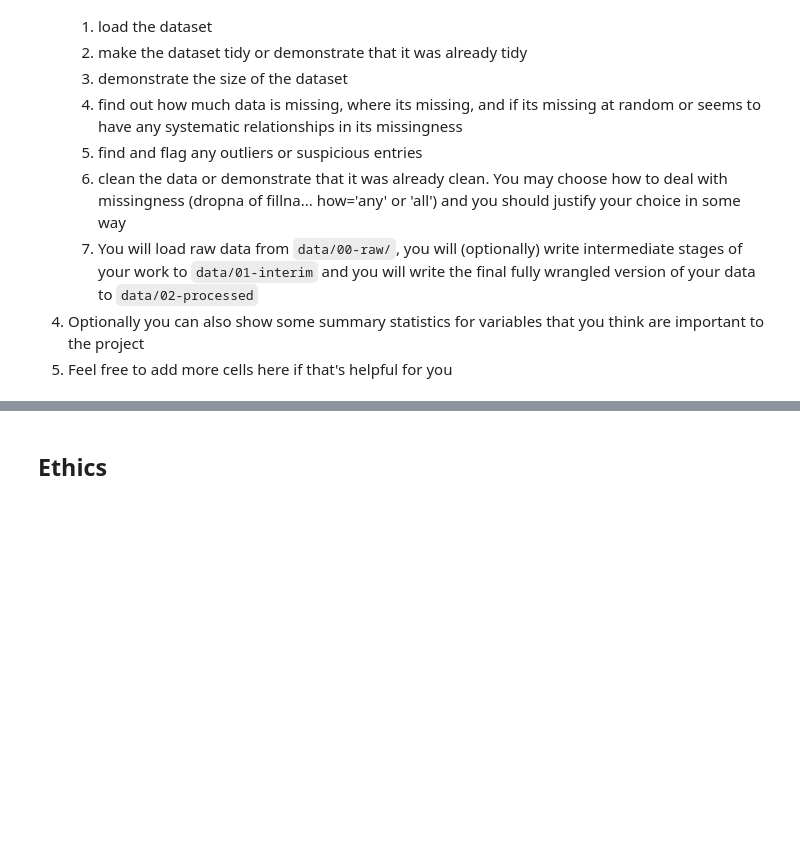
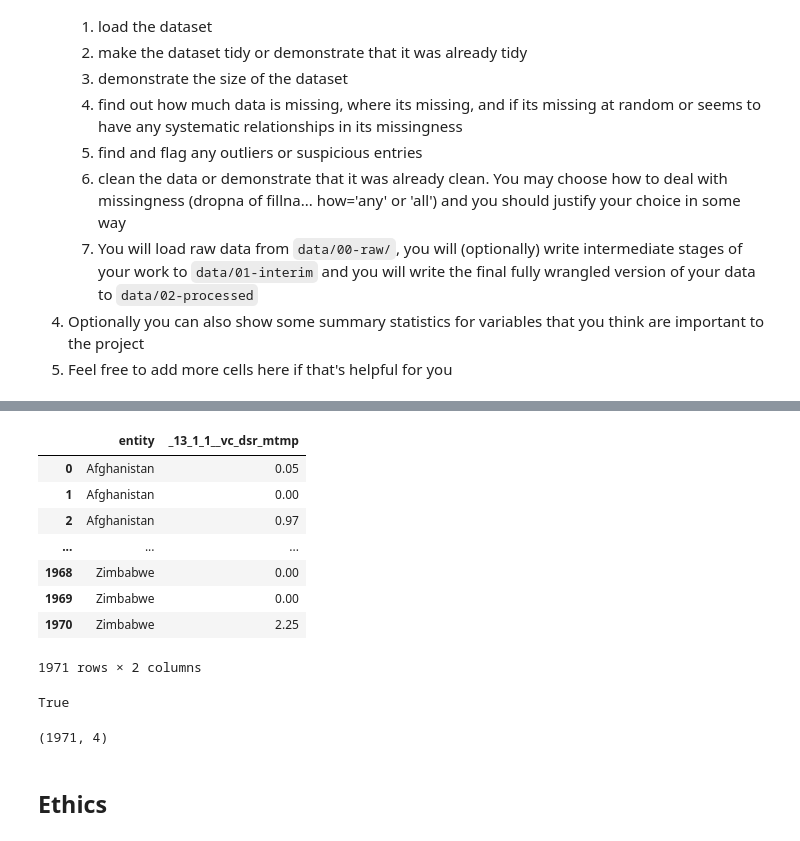
Before and after one commit to COGS108/Group133_WI26, a Jupyter notebook: 01-DataCheckpoint.ipynb, the cells around one changed output, grey strips where cells are left out. Saved outputs shown, nothing was run; the diff lists cells and outputs as text; code cells hidden in the pictures; blank space fills up the shorter version.

```diff
--- a/01-DataCheckpoint.ipynb
+++ b/01-DataCheckpoint.ipynb
@@ -198,3 +238,33 @@ Please note that you can always keep adding more datasets in the future if these
+# %%
+#3. This table is solely designated for evaluating the relationship between deaths and missing person rates and disasters within a given country
+#Thus, has one focus variable of _13_1_1__vc_dsr_mtmp
+
+disasters[['entity', '_13_1_1__vc_dsr_mtmp']]
+# %% [output]
+|  | entity | _13_1_1__vc_dsr_mtmp |
+| 0 | Afghanistan | 0.05 |
+| 1 | Afghanistan | 0.00 |
+| 2 | Afghanistan | 0.97 |
+| ... | ... | ... |
+| 1968 | Zimbabwe | 0.00 |
+| 1969 | Zimbabwe | 0.00 |
+| 1970 | Zimbabwe | 2.25 |
+1971 rows × 2 columns
+# %%
+#4. The dataset allows for joins and merges using a country's three-letter abbreviation
+num_entities = disasters['entity'].nunique()
+
+num_codes = disasters['code'].nunique()
+
+#The number of entities is equivalent to the number of codes ensuring there is no incorrect reelationship drawn across datasets for a given country
+print(num_entities == num_codes)
+# %% [output]
+True
+# %%
+#dataset shape
+disasters.shape
+# %% [output]
+(1971, 4)
 # %% [markdown]
 ## Ethics
 # %% [markdown]
```
Also changed, not shown: parts of 9 cells of this notebook.
